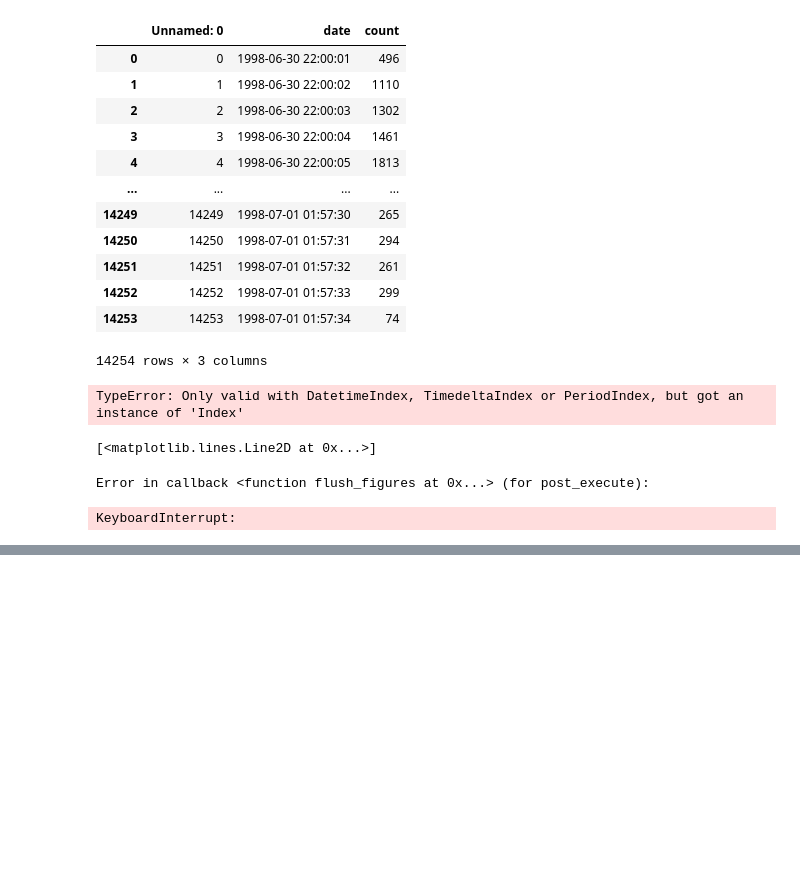
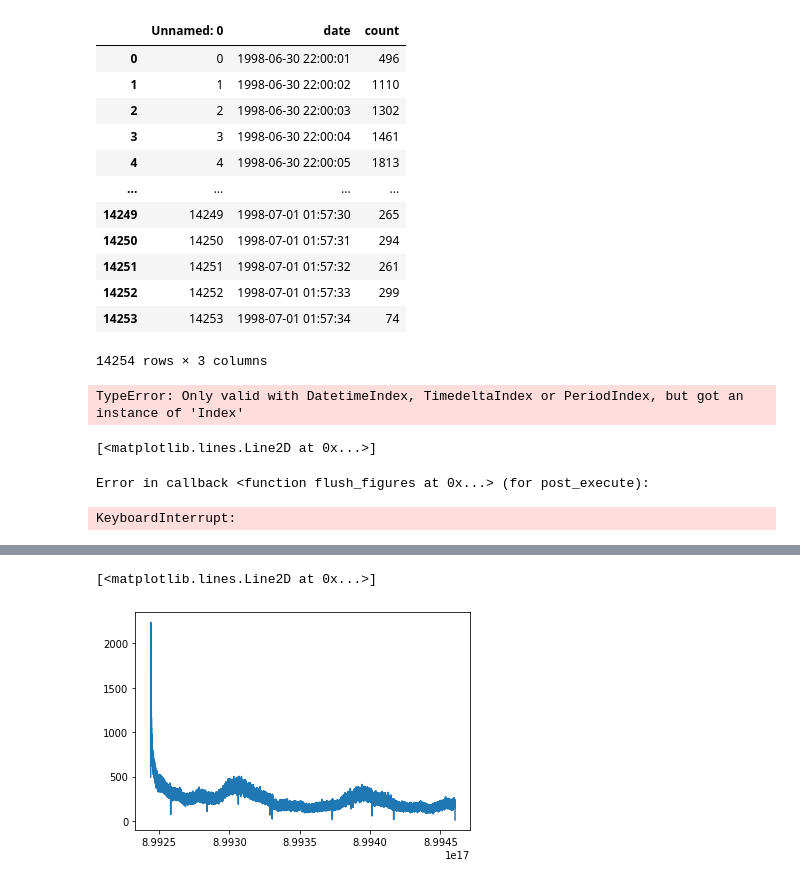
Before and after one commit to nnao45/jaist-my-jupyter, a Jupyter notebook: notebook/worldcap/test01.ipynb, the cells around one changed output, grey strips where cells are left out. Saved outputs shown, nothing was run; the diff lists cells and outputs as text; code cells hidden in the pictures; blank space fills up the shorter version.

```diff
--- a/notebook/worldcap/test01.ipynb
+++ b/notebook/worldcap/test01.ipynb
@@ -110,3 +111,14 @@ log_line_data = None
 line_parser = apache_log_parser.make_parser("%h %l %u %t \"%r\" %>s %b")
 with open(f"{os.getcwd()}/wc_day67_2.log", mode='r', encoding="utf8", errors='ignore') as f1:
     log_line_data = [line_parser(line) for line in f1.readlines()]
+# %%
+df_SS = (pd.read_csv("wc_day67_1.csv")
+            .append(pd.read_csv("wc_day67_2.csv"), ignore_index=True)
+            .append(pd.read_csv("wc_day67_3.csv"), ignore_index=True)
+            .append(pd.read_csv("wc_day67_4.csv"), ignore_index=True)
+            .append(pd.read_csv("wc_day67_5.csv"), ignore_index=True)
+            .append(pd.read_csv("wc_day68_1.csv"), ignore_index=True)
+            .append(pd.read_csv("wc_day68_2.csv"), ignore_index=True)
+            .append(pd.read_csv("wc_day68_3.csv"), ignore_index=True)
+            .append(pd.read_csv("wc_day69_1.csv"), ignore_index=True)
+)
@@ -112,0 +233,7 @@ with open(f"{os.getcwd()}/wc_day67_2.log", mode='r', encoding="utf8", errors='ig
+# %%
+df_SS_date =  pd.to_datetime(df_SS["date"]).astype(int).array.reshape(-1, 1)
+df_SS_count = df_SS["count"].array.reshape(-1, 1)
+plt.plot(df_SS_date, df_SS_count)
+# %% [output]
+[<matplotlib.lines.Line2D at 0x...>]
+[figure, added]
```
Also changed, not shown: parts of 19 cells of this notebook, 9 other files.
